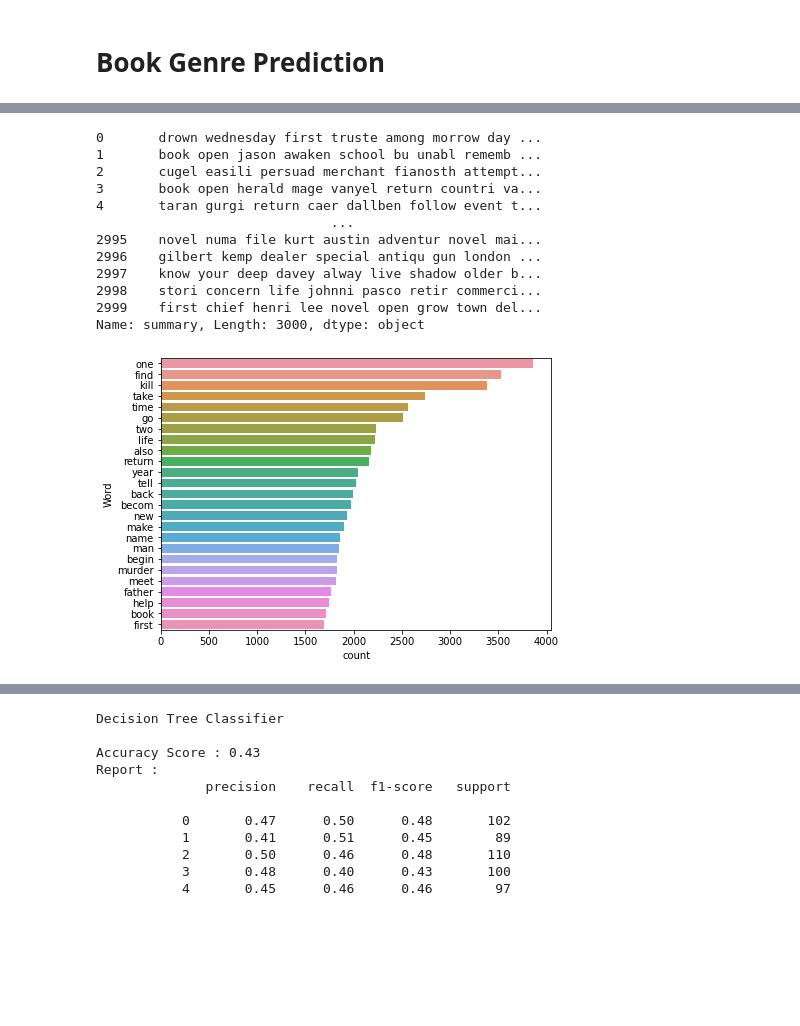
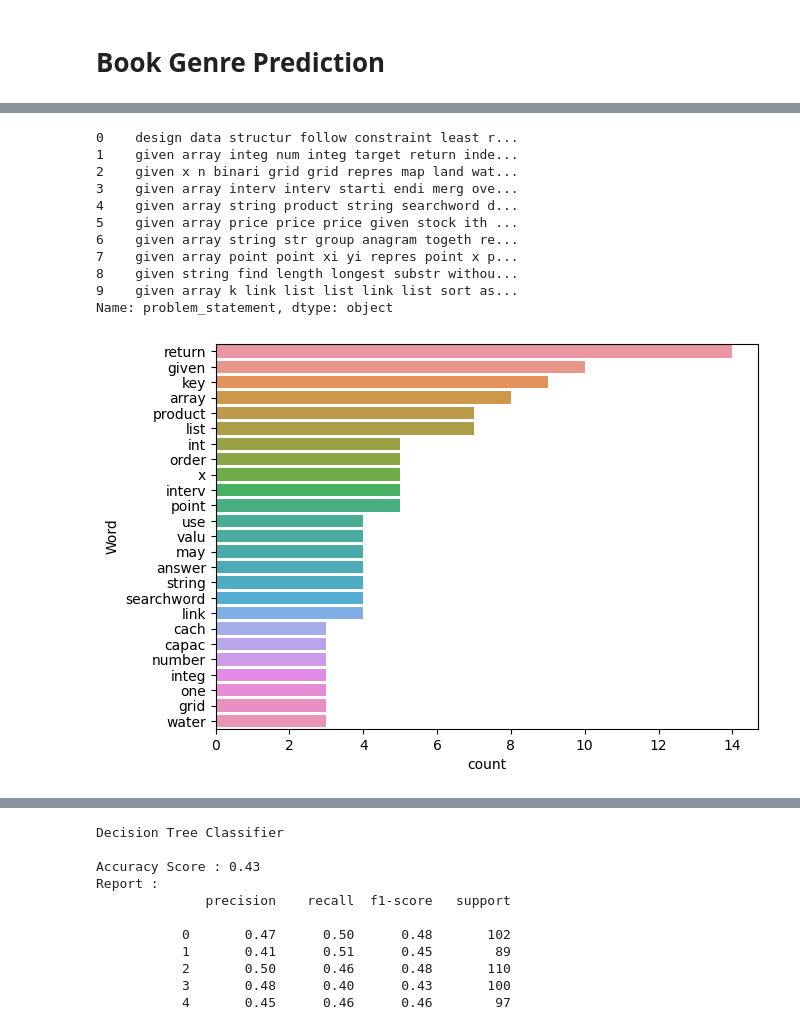
Before and after one commit to prabudhall/placement_analysis, a Jupyter notebook: supervised.ipynb, the cells around one changed output, grey strips where cells are left out. Saved outputs shown, nothing was run; the diff lists cells and outputs as text; code cells hidden in the pictures; blank space fills up the shorter version.

```diff
--- a/supervised.ipynb
+++ b/supervised.ipynb
@@ -95,6 +96,6 @@ def clean(text):
 
     return text
 
-books.loc[:,'summary']=books.loc[:,'summary'].apply(lambda x: clean(x))
+books.loc[:,'problem_statement']=books.loc[:,'problem_statement'].apply(lambda x: clean(x))
 # %%
 #Displaying "summary" after text-cleaning.
@@ -148,5 +148,5 @@ def removestopwords(text):
     no_stopword_text = [w for w in text.split() if not w in stop_words]
     return ' '.join(no_stopword_text)
 
-books['summary'] = books['summary'].apply(lambda x: removestopwords(x))
+books['problem_statement'] = books['problem_statement'].apply(lambda x: removestopwords(x))
 # %% [output]
@@ -168,5 +169,5 @@ def lematizing(sentence):
     return stemSentence
 
 
-books['summary'] = books['summary'].apply(lambda x: lematizing(x))
+books['problem_statement'] = books['problem_statement'].apply(lambda x: lematizing(x))
 # %% [output]
@@ -185,29 +187,28 @@ def stemming(sentence):
     return stemSentence
 
 
-books['summary'] = books['summary'].apply(lambda x: stemming(x))
+books['problem_statement'] = books['problem_statement'].apply(lambda x: stemming(x))
 # %%
-books['summary']
+books['problem_statement']
 # %% [output]
-0       drown wednesday first truste among morrow day ...
-1       book open jason awaken school bu unabl rememb ...
-2       cugel easili persuad merchant fianosth attempt...
-3       book open herald mage vanyel return countri va...
-4       taran gurgi return caer dallben follow event t...
-                              ...
-2995    novel numa file kurt austin adventur novel mai...
-2996    gilbert kemp dealer special antiqu gun london ...
-2997    know your deep davey alway live shadow older b...
-2998    stori concern life johnni pasco retir commerci...
-2999    first chief henri lee novel open grow town del...
-Name: summary, Length: 3000, dtype: object
+0    design data structur follow constraint least r...
+1    given array integ num integ target return inde...
+2    given x n binari grid grid repres map land wat...
+3    given array interv interv starti endi merg ove...
+4    given array string product string searchword d...
+5    given array price price price given stock ith ...
+6    given array string str group anagram togeth re...
+7    given array point point xi yi repres point x p...
+8    given string find length longest substr withou...
+9    given array k link list list link list sort as...
+Name: problem_statement, dtype: object
 # %%
 #Function to visualize the words and frequency in book's summary.
 
 # print 25 most frequent words
-freqwords(books['summary'], 25)
+freqwords(books['problem_statement'], 25)
 # %% [output]
-[figure, old version]
+[figure, new version]
 # %%
 #Labeling each 'genre' with an unique number
 from sklearn.preprocessing import LabelEncoder
```
Also changed, not shown: parts of 17 cells of this notebook, 7 other files.
